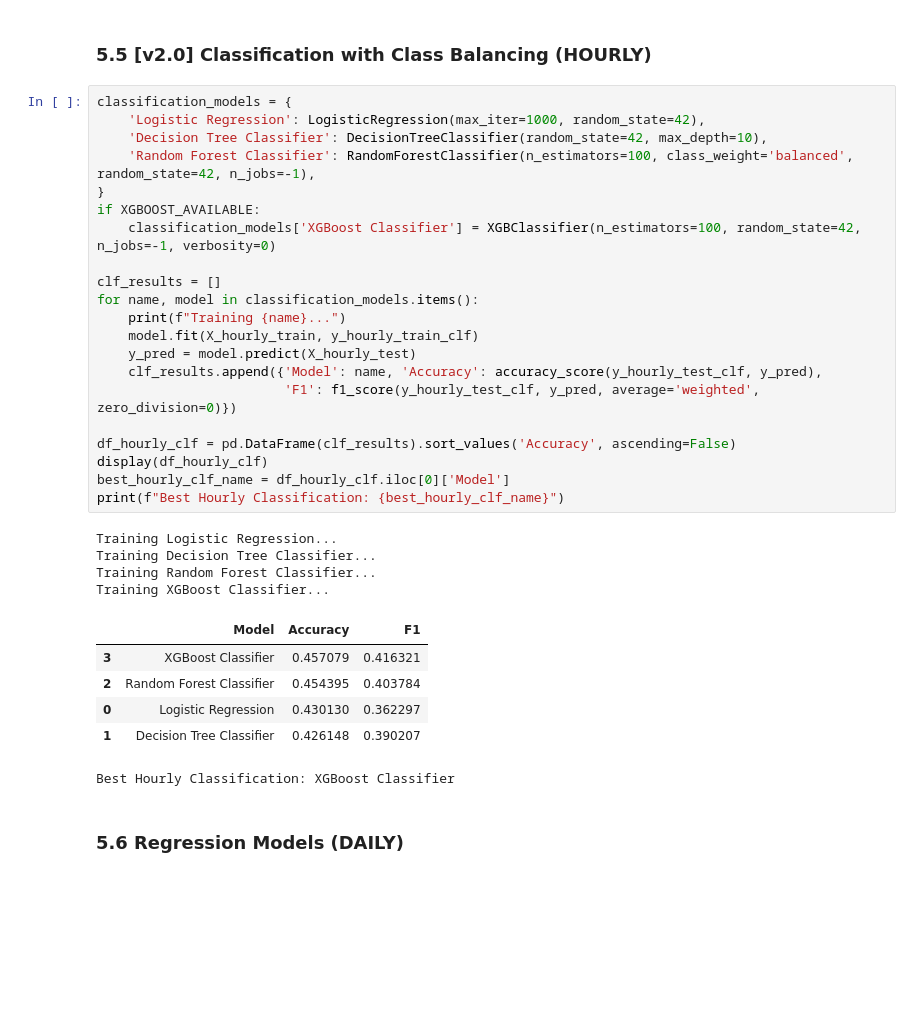
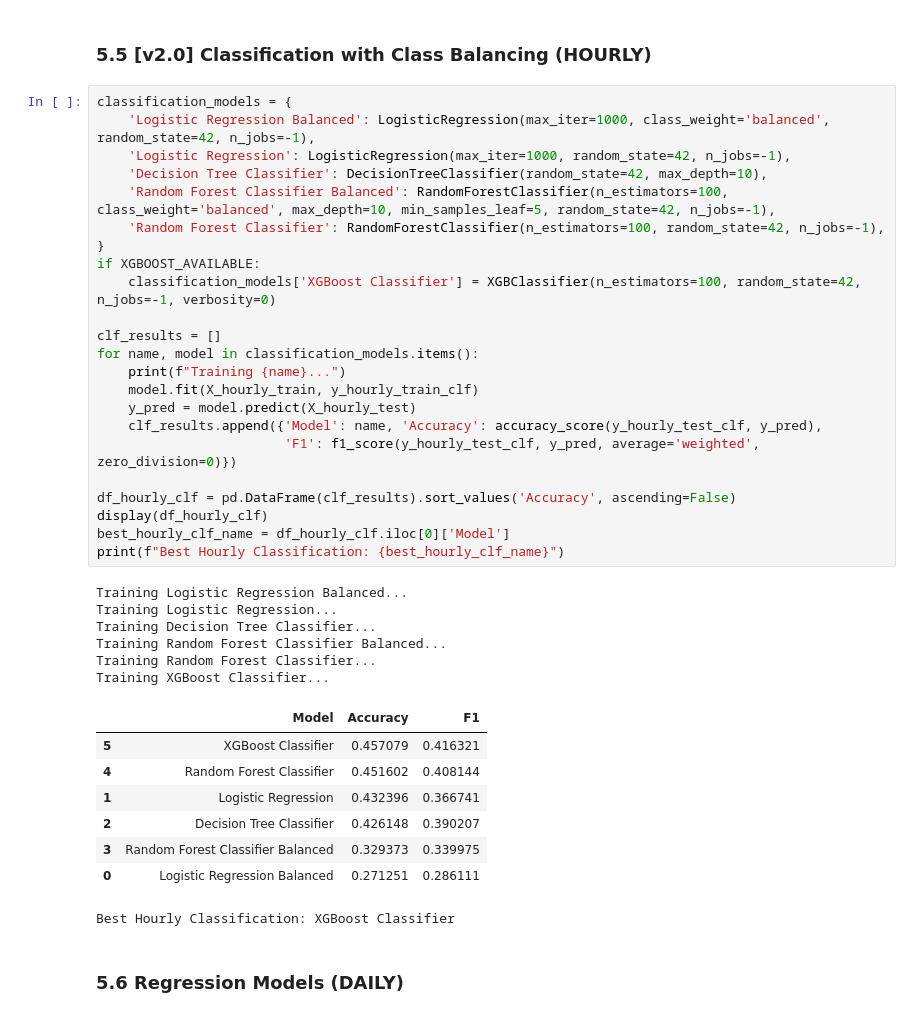
Before and after one commit to AzaniFatturFadhika/weather-iot, a Jupyter notebook: example_v2/model_training/model_selection_v2.ipynb, the cells around one changed output. Drawn from its saved outputs; the diff is of its cells as text; blank space fills up the shorter version.

Commit message:
feat: update notebook training data

```diff
--- a/example_v2/model_training/model_selection_v2.ipynb
+++ b/example_v2/model_training/model_selection_v2.ipynb
@@ -343,35 +343,41 @@ Best Hourly Regression: XGBoost Regressor
 ### 5.5 [v2.0] Classification with Class Balancing (HOURLY)
 # %%
 classification_models = {
-    'Logistic Regression': LogisticRegression(max_iter=1000, random_state=42),
+    'Logistic Regression Balanced': LogisticRegression(max_iter=1000, class_weight='balanced', random_state=42, n_jobs=-1),
+    'Logistic Regression': LogisticRegression(max_iter=1000, random_state=42, n_jobs=-1),
     'Decision Tree Classifier': DecisionTreeClassifier(random_state=42, max_depth=10),
-    'Random Forest Classifier': RandomForestClassifier(n_estimators=100, class_weight='balanced', random_state=42, n_jobs=-1),
+    'Random Forest Classifier Balanced': RandomForestClassifier(n_estimators=100, class_weight='balanced', max_depth=10, min_samples_leaf=5, random_state=42, n_jobs=-1),
+    'Random Forest Classifier': RandomForestClassifier(n_estimators=100, random_state=42, n_jobs=-1),
 }
 if XGBOOST_AVAILABLE:
     classification_models['XGBoost Classifier'] = XGBClassifier(n_estimators=100, random_state=42, n_jobs=-1, verbosity=0)
 
 clf_results = []
 for name, model in classification_models.items():
     print(f"Training {name}...")
     model.fit(X_hourly_train, y_hourly_train_clf)
     y_pred = model.predict(X_hourly_test)
     clf_results.append({'Model': name, 'Accuracy': accuracy_score(y_hourly_test_clf, y_pred),
                         'F1': f1_score(y_hourly_test_clf, y_pred, average='weighted', zero_division=0)})
 
 df_hourly_clf = pd.DataFrame(clf_results).sort_values('Accuracy', ascending=False)
 display(df_hourly_clf)
 best_hourly_clf_name = df_hourly_clf.iloc[0]['Model']
 print(f"Best Hourly Classification: {best_hourly_clf_name}")
 # %% [output]
+Training Logistic Regression Balanced...
 Training Logistic Regression...
 Training Decision Tree Classifier...
+Training Random Forest Classifier Balanced...
 Training Random Forest Classifier...
 Training XGBoost Classifier...
 |  | Model | Accuracy | F1 |
-| 3 | XGBoost Classifier | 0.457079 | 0.416321 |
-| 2 | Random Forest Classifier | 0.454395 | 0.403784 |
-| 0 | Logistic Regression | 0.430130 | 0.362297 |
-| 1 | Decision Tree Classifier | 0.426148 | 0.390207 |
+| 5 | XGBoost Classifier | 0.457079 | 0.416321 |
+| 4 | Random Forest Classifier | 0.451602 | 0.408144 |
+| 1 | Logistic Regression | 0.432396 | 0.366741 |
+| 2 | Decision Tree Classifier | 0.426148 | 0.390207 |
+| 3 | Random Forest Classifier Balanced | 0.329373 | 0.339975 |
+| 0 | Logistic Regression Balanced | 0.271251 | 0.286111 |
 Best Hourly Classification: XGBoost Classifier
 # %% [markdown]
 ### 5.6 Regression Models (DAILY)
```
Also changed, not shown: parts of 1 cell of this notebook, 12 other files.
